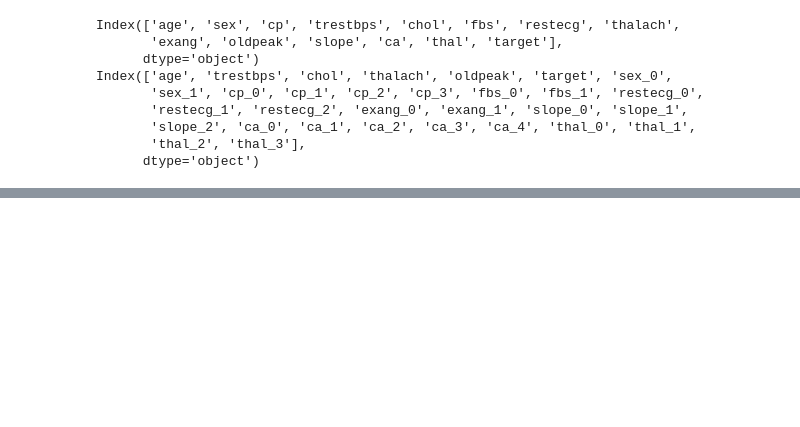
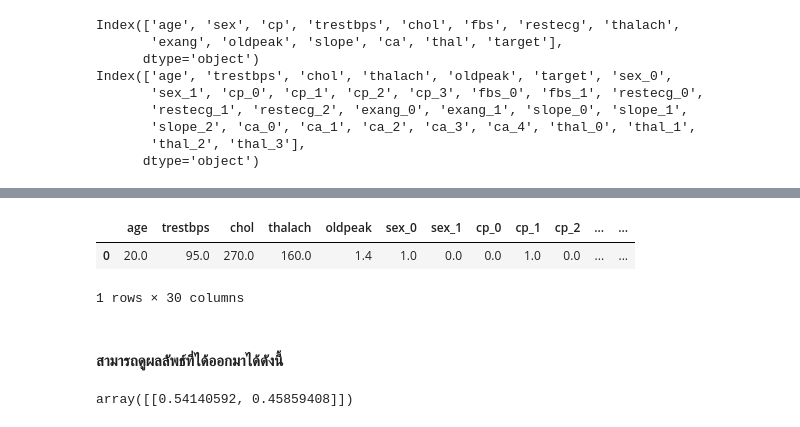
Before and after one commit to gandastik/Heart-Disease-ML, a Jupyter notebook: modeling.ipynb, the cells around one changed output, grey strips where cells are left out. Saved outputs shown, nothing was run; the diff lists cells and outputs as text; code cells hidden in the pictures; blank space fills up the shorter version.

```diff
--- a/modeling.ipynb
+++ b/modeling.ipynb
@@ -265,0 +318,22 @@ Accuracy : 0.8571
+# %%
+               #age  trestbps  chol  thalach   oldpeak   sex(0=female, 1=male)   cp(0-3)   fbs(0-1)   restecg(0-2)    exang(0-1)   slope(0-2)   ca(0-4)       thal(0-3)
+s1 = pd.Series([20,     95,    270,   160,       1.4,         1,0,               0,1,0,0,    0,1,        0,0,1,         0,1,         0,0,1,     0,0,0,0,1,     0,0,0,1])
+
+dataFrame = pd.DataFrame([list(s1)], columns=['age', 'trestbps', 'chol', 'thalach', 'oldpeak', 'sex_0',
+       'sex_1', 'cp_0', 'cp_1', 'cp_2', 'cp_3', 'fbs_0', 'fbs_1', 'restecg_0',
+       'restecg_1', 'restecg_2', 'exang_0', 'exang_1', 'slope_0', 'slope_1',
+       'slope_2', 'ca_0', 'ca_1', 'ca_2', 'ca_3', 'ca_4', 'thal_0', 'thal_1',
+       'thal_2', 'thal_3'])
+
+dataFrame
+# %% [output]
+|  | age | trestbps | chol | thalach | oldpeak | sex_0 | sex_1 | cp_0 | cp_1 | cp_2 | ... | ... |
+| 0 | 20.0 | 95.0 | 270.0 | 160.0 | 1.4 | 1.0 | 0.0 | 0.0 | 1.0 | 0.0 | ... | ... |
+1 rows × 30 columns
+# %% [markdown]
+#### สามารถดูผลลัพธ์ที่ได้ออกมาได้ดังนี้
+# %%
+prediction = model.predict_proba(dataFrame)
+prediction
+# %% [output]
+array([[0.54140592, 0.45859408]])
```
Also changed, not shown: parts of 54 cells of this notebook, 4 other files.
